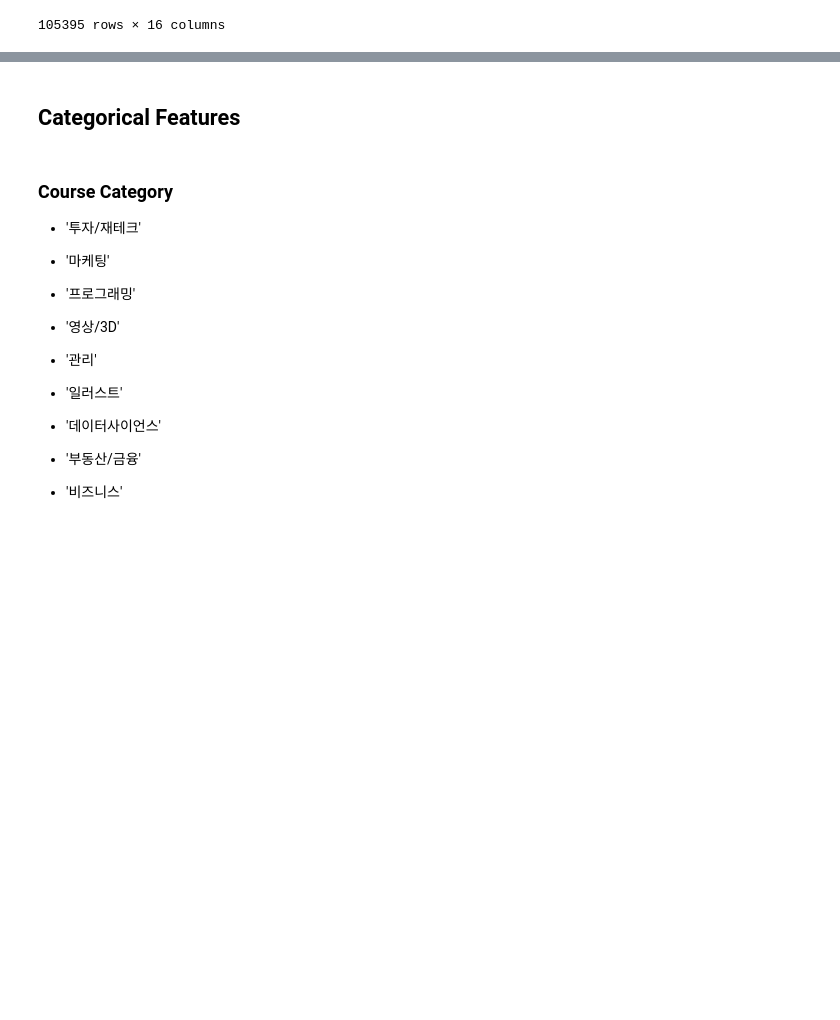
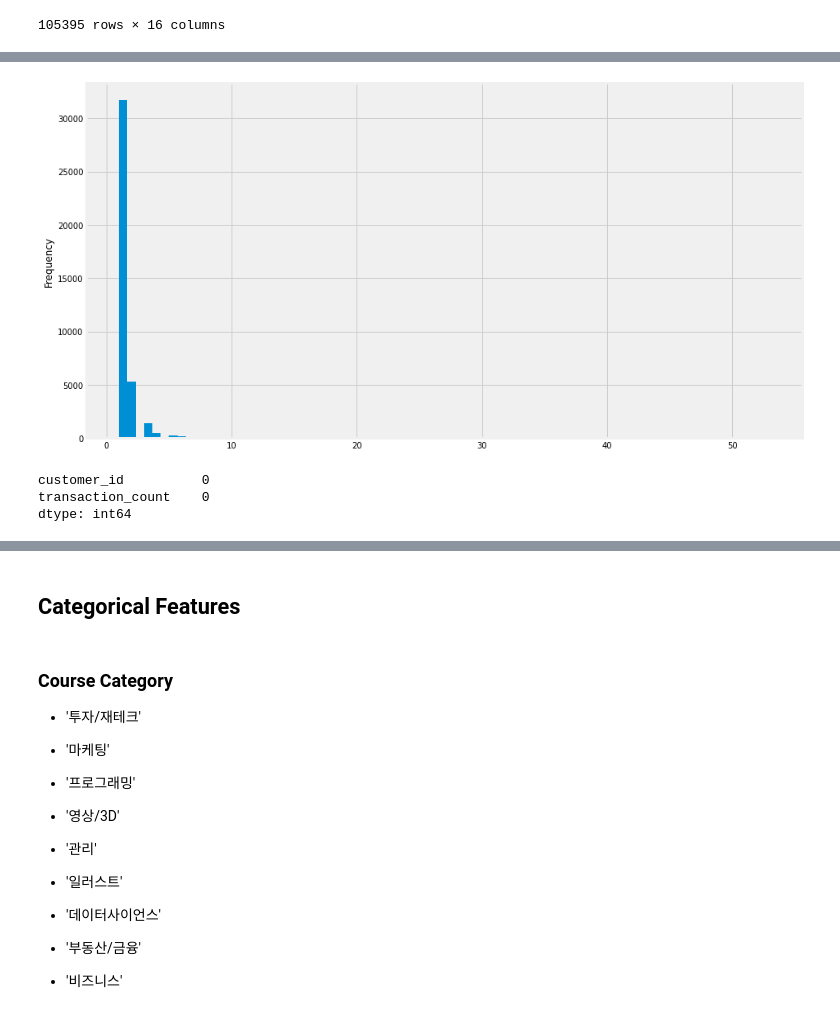
Before and after one commit to jaeseung11/Fastcampus-EDA, a Jupyter notebook: PJT_cj.ipynb, the cells around one changed output, grey strips where cells are left out. Saved outputs shown, nothing was run; the diff lists cells and outputs as text; code cells hidden in the pictures; blank space fills up the shorter version.

```diff
--- a/PJT_cj.ipynb
+++ b/PJT_cj.ipynb
@@ -482,0 +496,4 @@ df[df.customer_id.isnull()]
+# %%
+customer_count = customer_count.reset_index()
+# %%
+customer_count = customer_count.rename(columns={'index': 'customer_id', 'customer_id': 'transaction_count'})
@@ -483 +528,12 @@ df[df.customer_id.isnull()]
+# %%
+customer_count.transaction_count.plot.hist(bins=78, figsize=(14, 8))
+plt.show()
+# %% [output]
+[figure, added]
+# %%
+customer_count.isnull().sum()
+# %% [output]
+customer_id          0
+transaction_count    0
+dtype: int64
 # %%
```
Also changed, not shown: parts of 92 cells of this notebook.
